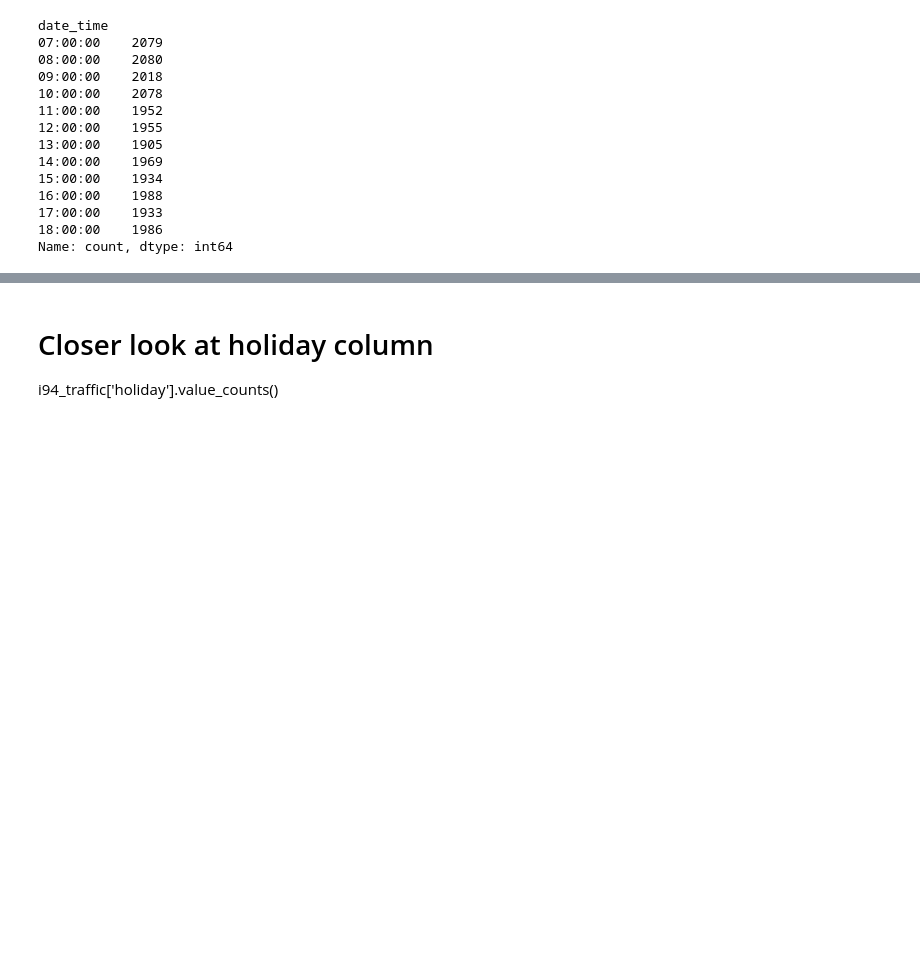
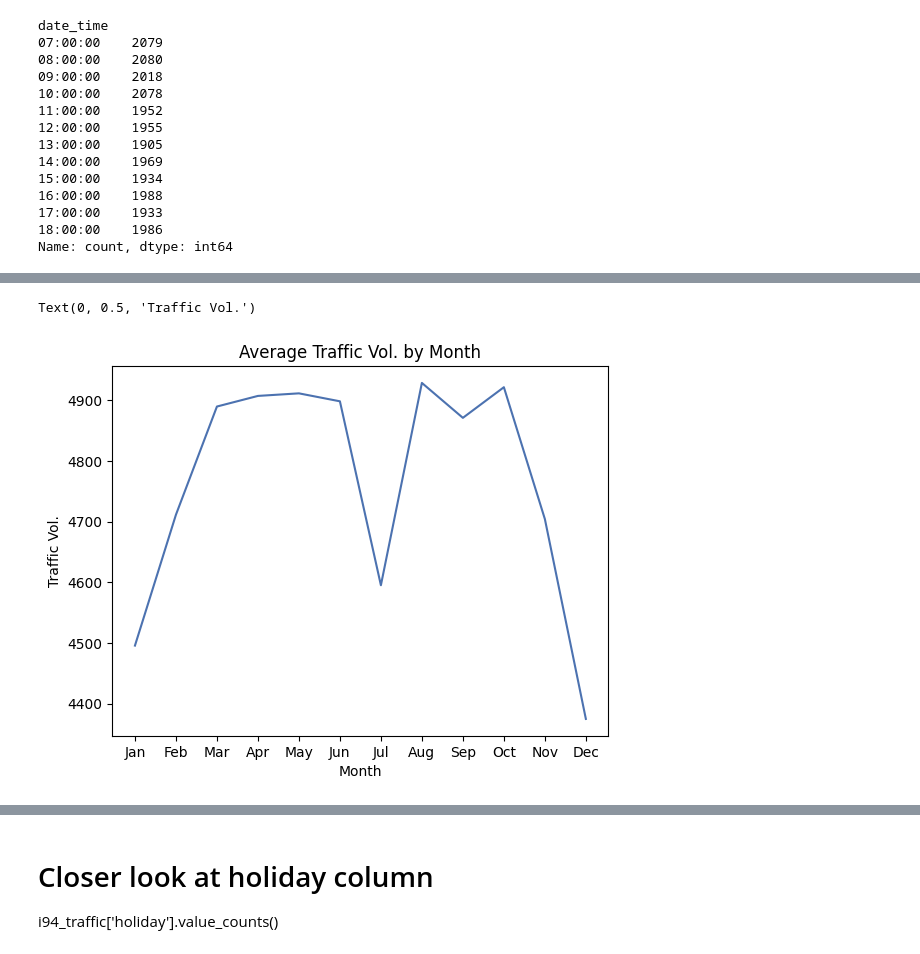
Before and after one commit to shree131/Heavy-Traffic-Indicators-Analysis, a Jupyter notebook: I94_heavy_traffic_indicators_analysis.ipynb, the cells around one changed output, grey strips where cells are left out. Drawn from its saved outputs; the diff is of its cells as text; code cells hidden in the pictures; blank space fills up the shorter version.

Commit message:
Monthly traffic pattern analysis

```diff
--- a/I94_heavy_traffic_indicators_analysis.ipynb
+++ b/I94_heavy_traffic_indicators_analysis.ipynb
@@ -394,0 +404,6 @@ Name: count, dtype: int64
+# %%
+# Extract the month from date_time column
+daytime_traffic['month'] = daytime_traffic['date_time'].dt.month
+
+# Verify the month column data
+daytime_traffic.loc[5000:7500,['date_time', 'month']]
@@ -394,0 +424,14 @@ Name: count, dtype: int64
+# %%
+# Group dataset by month to get monthly traffic average/mean
+mean_by_month = daytime_traffic.pivot_table(values='traffic_volume', index='month', aggfunc='mean')
+
+mean_by_month['traffic_volume'].plot.line()
+
+plt.xticks(mean_by_month.index, ['Jan', 'Feb', 'Mar', 'Apr', 'May', 'Jun', 'Jul', 'Aug', 'Sep', 'Oct', 'Nov', 'Dec'])
+
+plt.title('Average Traffic Vol. by Month')
+plt.xlabel('Month')
+plt.ylabel('Traffic Vol.')
+# %% [output]
+Text(0, 0.5, 'Traffic Vol.')
+[figure, added]
```
Also changed, not shown: parts of 8 cells of this notebook.
